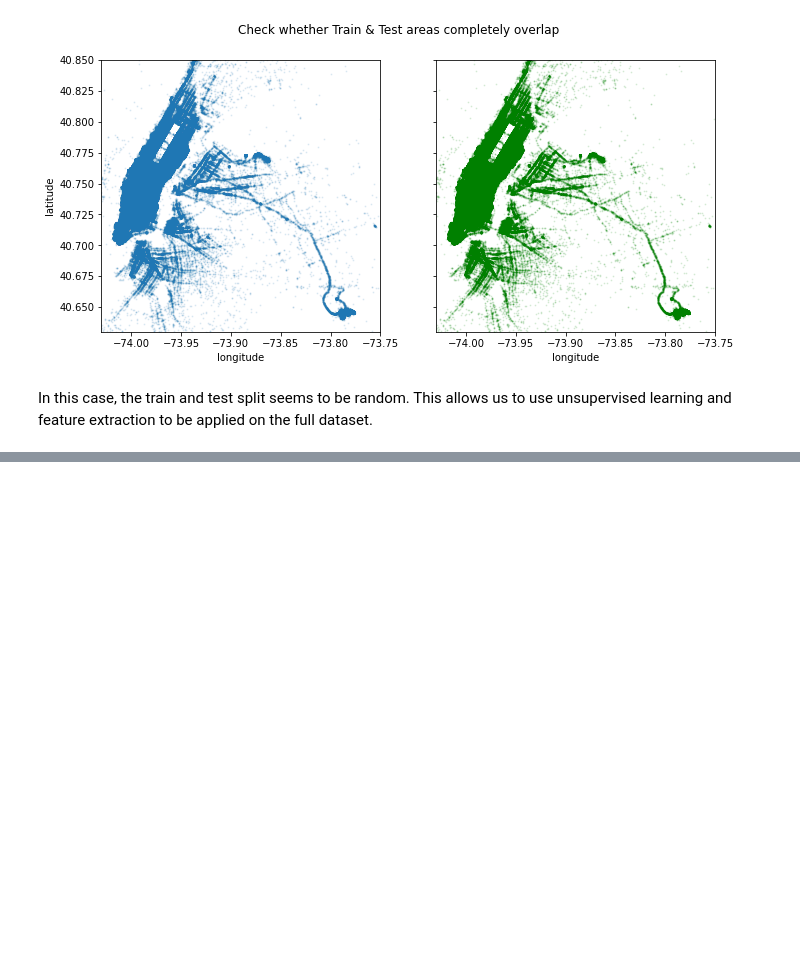
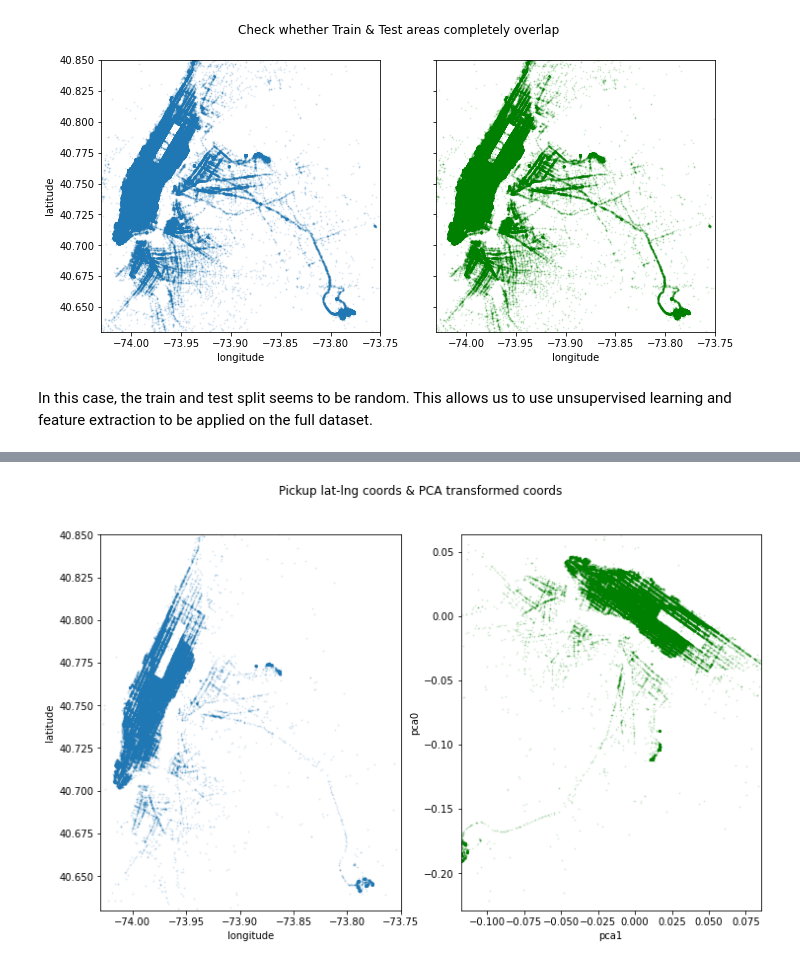
Before and after one commit to sam351/competitions, a Jupyter notebook: kaggle_NY-taxi/200920_NY-taxi_study-04_from-EDA-to-the-Top.ipynb, the cells around one changed output, grey strips where cells are left out. Drawn from its saved outputs; the diff is of its cells as text; code cells hidden in the pictures; blank space fills up the shorter version.

```diff
--- a/kaggle_NY-taxi/200920_NY-taxi_study-04_from-EDA-to-the-Top.ipynb
+++ b/kaggle_NY-taxi/200920_NY-taxi_study-04_from-EDA-to-the-Top.ipynb
@@ -187,0 +191,20 @@ In this case, the train and test split seems to be random. This allows us to use
+# %%
+coords = np.vstack((train[['pickup_latitude','pickup_longitude']].values,
+                    train[['dropoff_latitude','dropoff_longitude']].values,
+                    test[['pickup_latitude','pickup_longitude']].values,
+                    test[['dropoff_latitude','dropoff_longitude']].values))
+
+pca = PCA().fit(coords)
+
+train['pickup_pca0'] = pca.transform(train[['pickup_latitude','pickup_longitude']].values)[:, 0]
+train['pickup_pca1'] = pca.transform(train[['pickup_latitude','pickup_longitude']].values)[:, 1]
+train['dropoff_pca0'] = pca.transform(train[['dropoff_latitude','dropoff_longitude']].values)[:, 0]
+train['dropoff_pca1'] = pca.transform(train[['dropoff_latitude','dropoff_longitude']].values)[:, 1]
+
+test['pickup_pca0'] = pca.transform(test[['pickup_latitude','pickup_longitude']].values)[:, 0]
+test['pickup_pca1'] = pca.transform(test[['pickup_latitude','pickup_longitude']].values)[:, 1]
+test['dropoff_pca0'] = pca.transform(test[['dropoff_latitude','dropoff_longitude']].values)[:, 0]
+test['dropoff_pca1'] = pca.transform(test[['dropoff_latitude','dropoff_longitude']].values)[:, 1]
+
+print(train.shape, test.shape)
+show_table(train, show_shape=False, dataset_nm='train')
@@ -187,0 +219,21 @@ In this case, the train and test split seems to be random. This allows us to use
+# %%
+pca_borders = pca.transform([(lat, long) for lat, long in zip(city_lat_border, city_long_border)])
+
+fig, ax = plt.subplots(1, 2, figsize=(12, 7))
+
+ax[0].scatter(train.head(100000).pickup_longitude, train.head(100000).pickup_latitude, s=1, alpha=0.1)
+ax[0].set_xlim(city_long_border)
+ax[0].set_ylim(city_lat_border)
+ax[0].set_xlabel('longitude')
+ax[0].set_ylabel('latitude')
+
+ax[1].scatter(train.head(100000).pickup_pca1, train.head(100000).pickup_pca0, s=1, alpha=0.1, color='green')
+ax[1].set_xlim(pca_borders[:, 1].min(), pca_borders[:, 1].max())
+ax[1].set_ylim(pca_borders[:, 0].min(), pca_borders[:, 0].max())
+ax[1].set_xlabel('pca1')
+ax[1].set_ylabel('pca0')
+
+fig.suptitle('Pickup lat-lng coords & PCA transformed coords')
+plt.show()
+# %% [output]
+[figure, added]
```
Also changed, not shown: parts of 3 cells of this notebook.
